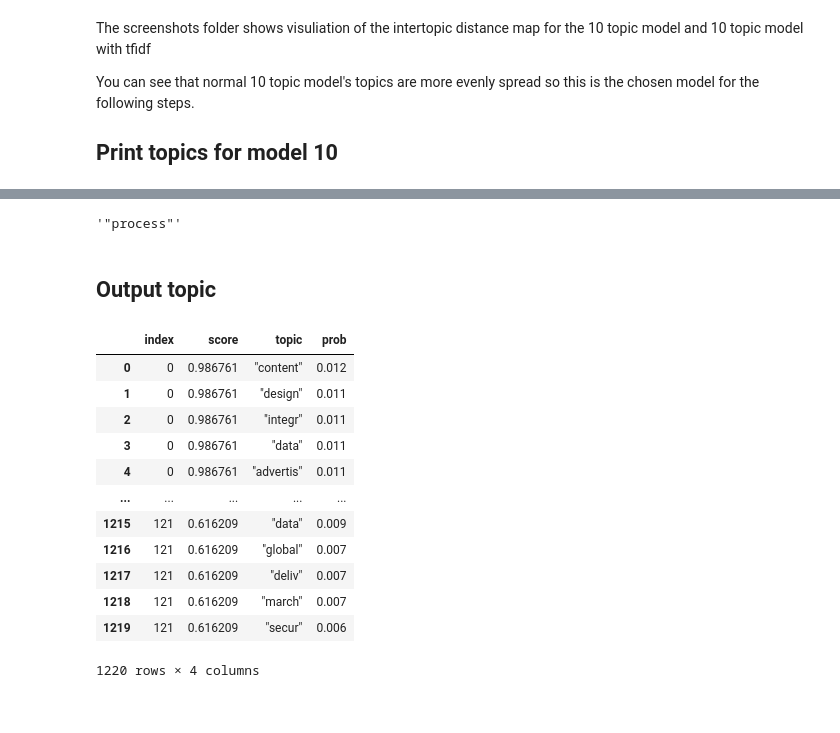
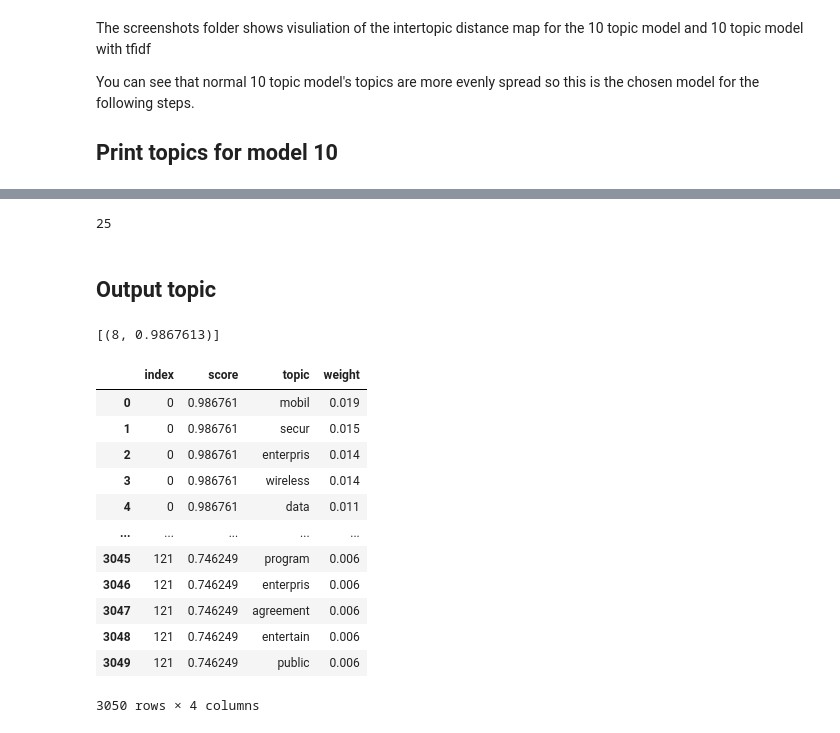
Before and after one commit to bohao-cao/uw-lda, a Jupyter notebook: lda.ipynb, the cells around one changed output, grey strips where cells are left out. Saved outputs shown, nothing was run; the diff lists cells and outputs as text; code cells hidden in the pictures.

```diff
--- a/lda.ipynb
+++ b/lda.ipynb
@@ -189,6 +189,6 @@ With tfidf, coherence score is pretty stable but perplexity is getter better and
 
 Pick num of topic *10* for both models.
 # %%
-corpus_10 = create_model_and_report_metrics(bow_corpus, False, 10, processed_docs, dictionary)
+corpus_25 = create_model_and_report_metrics(bow_corpus, False, 10, processed_docs, dictionary)
 # %% [output]
 model artifacts: num_topics:10, is_tfidf:False
@@ -283,5 +306,5 @@ corpus_10.print_topics()
 # %%
-lda_model = corpus_10
+lda_model = corpus_25
 for index, score in sorted(lda_model[bow_corpus[2]], key=lambda tup: -1*tup[1]):
-    print("\nScore: {}\t \nTopic: {}".format(score, lda_model.print_topic(index, 10)))
+    print("\nScore: {}\t \nTopic: {}".format(score, lda_model.print_topic(index, 25)))
 # %% [output]
@@ -293,49 +316,58 @@ Topic: 0.020*"client" + 0.010*"marketplac" + 0.009*"home" + 0.009*"member" + 0.0
-# %%
-s = """0.008*"process" + 0.008*"payment" + 0.007*"price" + 0.007*"enterpris" + 0.007*"order" + 0.006*"transact" + 0.006*"retail" + 0.006*"data" + 0.006*"design" + 0.006*"manufactur"""
-[*s.split("+")][0].split("*")[1].strip()
-# %% [output]
-'"process"'
+# %%
+s = """
+0.025*"trade" + 0.013*"price" + 0.013*"client" + 0.012*"consum" + 0.011*"inform" + 0.010*"platform" + 0.010*"retail" + 0.009*"secur" + 0.009*"broker" + 0.009*"dealer" + 0.008*"process" + 0.007*"advertis" + 0.006*"travel" + 0.006*"septemb" + 0.006*"data" + 0.006*"incom" + 0.006*"total" + 0.006*"volum" + 0.006*"investor" + 0.006*"organ" + 0.005*"result" + 0.005*"state" + 0.005*"institut" + 0.005*"billion" + 0.005*"electron"
+"""
+#[*s.split("+")][0].split("*")[1].strip()
+len([*s.split("+")])
+# %% [output]
+25
 # %% [markdown]
 ## Output topic
 # %%
 # bow_corpus
 # corpus_tfidf
 
-def output_topics(model, is_tfidf):
-    corpus = corpus_tfidf if is_tfidf else bow_corpus
-    d = {"index": [], "score":[], "topic":[], "prob": []}
+def output_topics(model, is_tfidf, num_topics):
+    corpus = tfidf_corpus if is_tfidf else bow_corpus
+    d = {"index": [], "score":[], "topic":[], "weight": []}
     for item_index, item in enumerate(corpus):
         for index, score in sorted(model[item], key=lambda tup: -1*tup[1]):
-            topic_str = model.print_topic(index, 10)
+            topic_str = model.print_topic(index, num_topics)
             #print(topic_str)
-            topic_scores_str = [*topic_str.split("+")]
-            #print(topic_scores_str)
-            for topic_score_str in topic_scores_str:
-                s =[*topic_score_str.split("*")]
+            topic_weight_str_list = [*topic_str.split("+")]
+            #print(len(topic_scores_str))
+            for topic_weight_str in topic_weight_str_list:
+                weight, topic =[*topic_weight_str.split("*")]
                 #print(s)
-                prob = float(s[0].strip())
-                topic = s[1].strip()
+                weight = float(weight.strip())
+                topic = topic.strip().replace('"', '')
                 d['index'].append(item_index)
                 d['score'].append(score)
                 d['topic'].append(topic)
-                d['prob'].append(prob)
+                d['weight'].append(weight)
             break
     return d
+# %%
+#corpus_25
+#sorted(model[item], key=lambda tup: -1*tup[1])
+corpus_25[bow_corpus[0]]
+# %% [output]
+[(8, 0.9867613)]
 # %%
-d = output_topics(corpus_10, False)
-corpus_10_result = pd.DataFrame(d)
-corpus_10_result
+d = output_topics(corpus_25, False, 25)
+corpus_25_result = pd.DataFrame(d)
+corpus_25_result
 # %% [output]
-|  | index | score | topic | prob |
-| 0 | 0 | 0.986761 | "content" | 0.012 |
-| 1 | 0 | 0.986761 | "design" | 0.011 |
-| 2 | 0 | 0.986761 | "integr" | 0.011 |
-| 3 | 0 | 0.986761 | "data" | 0.011 |
-| 4 | 0 | 0.986761 | "advertis" | 0.011 |
+|  | index | score | topic | weight |
+| 0 | 0 | 0.986761 | mobil | 0.019 |
+| 1 | 0 | 0.986761 | secur | 0.015 |
+| 2 | 0 | 0.986761 | enterpris | 0.014 |
+| 3 | 0 | 0.986761 | wireless | 0.014 |
+| 4 | 0 | 0.986761 | data | 0.011 |
 | ... | ... | ... | ... | ... |
-| 1215 | 121 | 0.616209 | "data" | 0.009 |
-| 1216 | 121 | 0.616209 | "global" | 0.007 |
-| 1217 | 121 | 0.616209 | "deliv" | 0.007 |
-| 1218 | 121 | 0.616209 | "march" | 0.007 |
-| 1219 | 121 | 0.616209 | "secur" | 0.006 |
+| 3045 | 121 | 0.746249 | program | 0.006 |
+| 3046 | 121 | 0.746249 | enterpris | 0.006 |
+| 3047 | 121 | 0.746249 | agreement | 0.006 |
+| 3048 | 121 | 0.746249 | entertain | 0.006 |
+| 3049 | 121 | 0.746249 | public | 0.006 |
-1220 rows × 4 columns
+3050 rows × 4 columns
```
Also changed, not shown: parts of 25 cells of this notebook.
